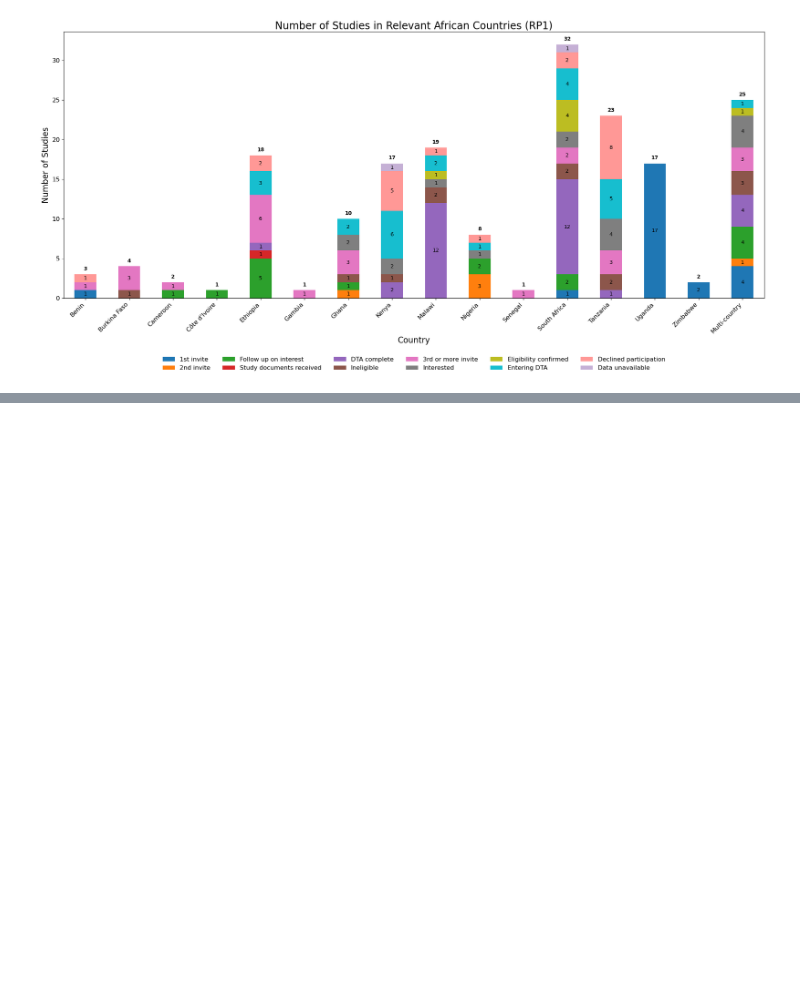
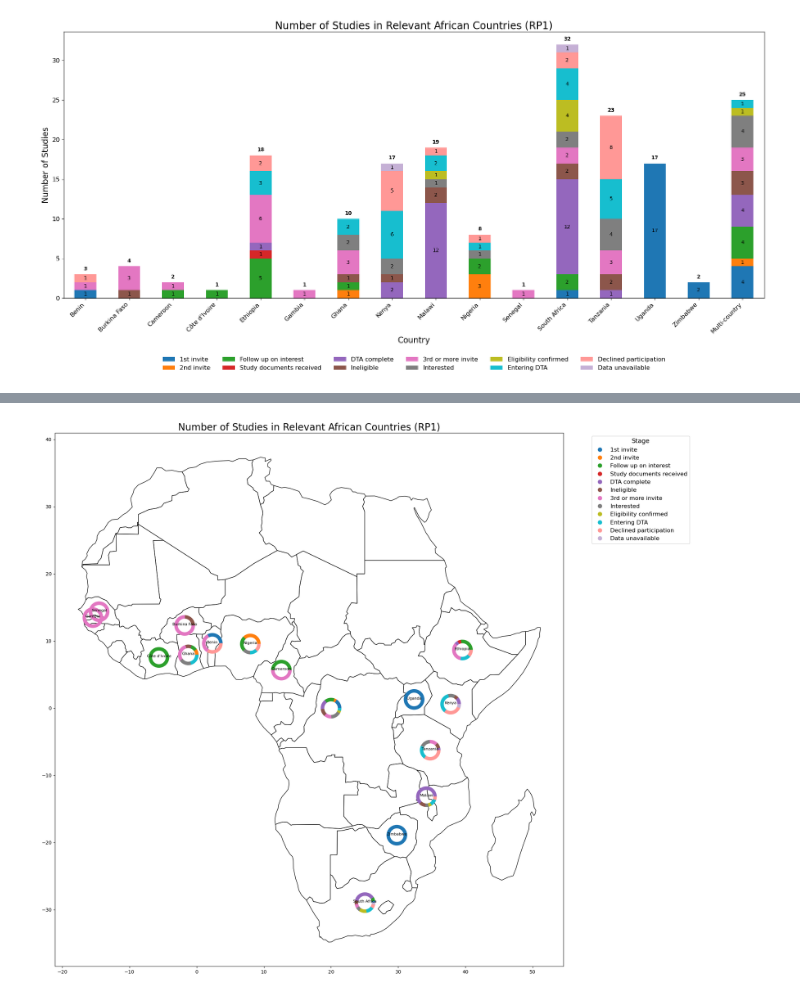
Before and after one commit to Logic06183/Heat_Project-1, a Jupyter notebook: RP2_report_0425.ipynb, the cells around one changed output, grey strips where cells are left out. Saved outputs shown, nothing was run; the diff lists cells and outputs as text; code cells hidden in the pictures; blank space fills up the shorter version.

Commit message:
map with pie graphs

```diff
--- a/RP2_report_0425.ipynb
+++ b/RP2_report_0425.ipynb
@@ -1170,0 +997,89 @@ No artists with labels found to put in legend.  Note that artists whose label st
+# %%
+import pandas as pd
+import matplotlib.pyplot as plt
+from matplotlib.patches import Wedge
+import geopandas as gpd
+
+# Load the data from the Excel file
+file_path = 'HEAT_Tables_0517_am.xlsx'
+df_rp1_countries = pd.read_excel(file_path, sheet_name='RP1_Countries')
+
+# Define the color map and stage order
+color_map = {
+    '1st invite': '#1f77b4',
+    '2nd invite': '#ff7f0e',
+    'Follow up on interest': '#2ca02c',
+    'Study documents received': '#d62728',
+    'DTA complete': '#9467bd',
+    'Ineligible': '#8c564b',
+    '3rd or more invite': '#e377c2',
+    'Interested': '#7f7f7f',
+    'Eligibility confirmed': '#bcbd22',
+    'Entering DTA': '#17becf',
+    'Declined participation': '#ff9896',
+    'Data unavailable': '#c5b0d5'
+}
+stage_order = [
+    '1st invite', '2nd invite', 'Follow up on interest', 'Study documents received',
+    'DTA complete', 'Ineligible', '3rd or more invite', 'Interested', 'Eligibility confirmed',
+    'Entering DTA', 'Declined participation', 'Data unavailable'
+]
+
+# Set the 'Study site' column as the index
+df_rp1_countries.set_index('Study site', inplace=True)
+
+# Fill NaN values with 0
+df_rp1_countries = df_rp1_countries.fillna(0)
+
+# Ensure the data columns match the stage order
+df_rp1_countries = df_rp1_countries.reindex(columns=stage_order, fill_value=0)
+
+# Move the 'Multi-country' column to the end
+multi_country_row = df_rp1_countries.loc['Multi-country']
+df_rp1_countries = df_rp1_countries.drop('Multi-country')
+df_rp1_countries.loc['Multi-country'] = multi_country_row
+
+# Load a map of Africa
+world = gpd.read_file(gpd.datasets.get_path('naturalearth_lowres'))
+africa = world[(world['continent'] == 'Africa') & (world['name'] != 'Antarctica')]
+
+# Define a function to plot a donut chart
+def plot_donut(ax, data, pos, size=0.8):
+    total = sum(data.values())
+    if total == 0:
+        return  # Skip if there is no data
+    angles = [0]
+    for stage, count in data.items():
+        angles.append(angles[-1] + 360 * count / total)
+
+    for i, (stage, count) in enumerate(data.items()):
+        if count > 0:
+            wedge = Wedge(pos, size, angles[i], angles[i+1], width=size*0.3, color=color_map[stage])
+            ax.add_patch(wedge)
+
+# Plot the map of Africa
+fig, ax = plt.subplots(figsize=(20, 20))
+africa.plot(ax=ax, color='white', edgecolor='black')
+
+# Plot donut charts for each country
+for country in df_rp1_countries.index:
+    if country in africa['name'].values:
+        country_data = df_rp1_countries.loc[country, stage_order].to_dict()
+        country_geom = africa[africa['name'] == country].geometry.centroid
+        plot_donut(ax, country_data, (country_geom.x.values[0], country_geom.y.values[0]), size=1.5)
+        ax.text(country_geom.x.values[0], country_geom.y.values[0], country, fontsize=8, ha='center')
+
+# Plot the donut chart for Multi-country
+multi_country_data = df_rp1_countries.loc['Multi-country', stage_order].to_dict()
+plot_donut(ax, multi_country_data, (20, 0), size=1.5)  # Example coordinates
+
+# Add title and legend
+plt.title('Number of Studies in Relevant African Countries (RP1)', fontsize=20)
+
+# Create custom legend
+handles = [plt.Line2D([0], [0], marker='o', color='w', markerfacecolor=color_map[stage], markersize=10) for stage in stage_order]
+labels = stage_order
+plt.legend(handles, labels, title='Stage', bbox_to_anchor=(1.05, 1), loc='upper left', fontsize=12, title_fontsize='13')
+
+plt.show()
+# %% [output]
@@ -1170,0 +1103 @@ No artists with labels found to put in legend.  Note that artists whose label st
+[figure, added]
```
Also changed, not shown: parts of 7 cells of this notebook.
